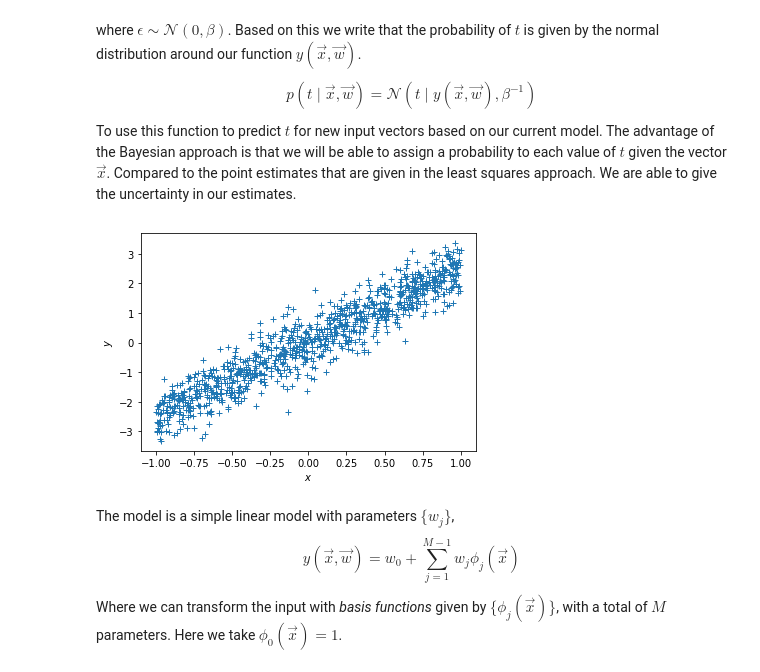
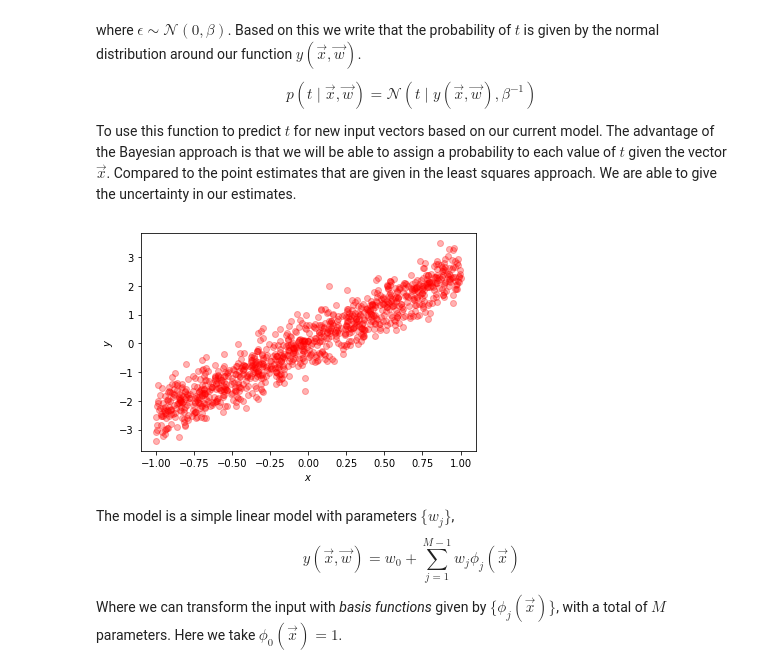
Before and after one commit to RobvanGastel/optimization-ml, a Jupyter notebook: Bayesian_linear_regression.ipynb, the cells around one changed output. Saved outputs shown, nothing was run; the diff lists cells and outputs as text; code cells hidden in the pictures.

```diff
--- a/Bayesian_linear_regression.ipynb
+++ b/Bayesian_linear_regression.ipynb
@@ -16,19 +17,19 @@ To use this function to predict $t$ for new input vectors based on our current m
 # %%
 m = 1000
 noise_std = 0.5
 
 x_star = np.array([2.5]).reshape(1,)
 A = np.random.uniform(low=-1, high=1, size=(m, 1))
 y = A @ x_star + noise_std * np.random.standard_normal((m,))
 
 def plot_data_1d(A, y):
     plt.xlabel("$x$")
     plt.ylabel("$y$")
-    plt.plot(A[:, 0], y, marker="+", linestyle="none")
+    plt.plot(A[:, 0], y, "ro", alpha=0.3)
 
 plot_data_1d(A, y)
 # %% [output]
-[figure, old version]
+[figure, new version]
 # %% [markdown]
 The model is a simple linear model with parameters $\{w_j\}$,
 $$y(\vec{x}, \vec{w}) = w_0 + \sum_{j=1}^{M-1} w_j\phi_j(\vec{x})$$
```
Also changed, not shown: parts of 8 cells of this notebook.
